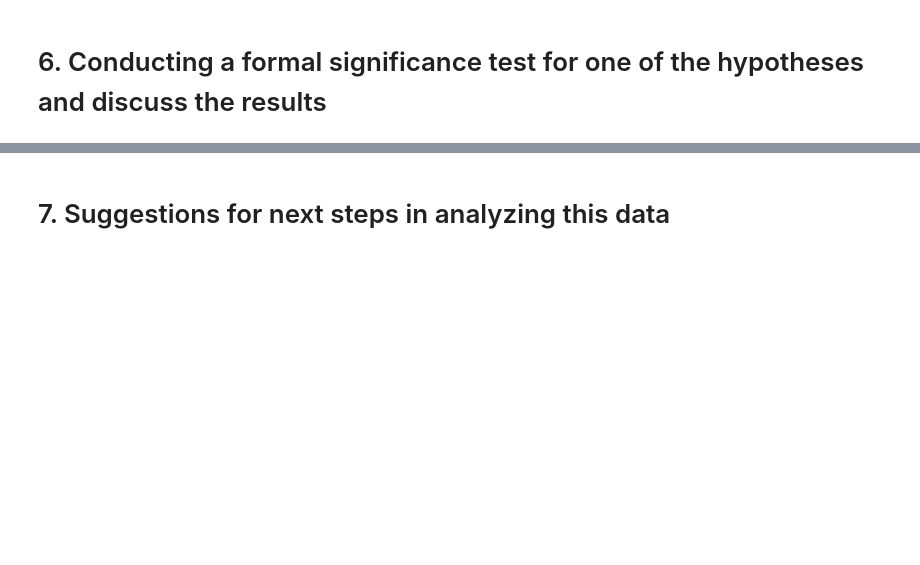
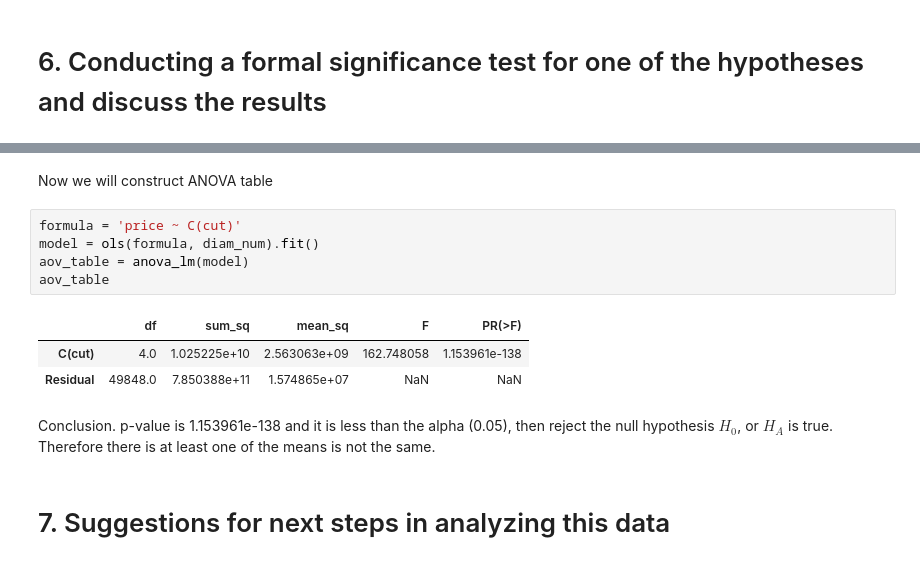
Before and after one commit to rininobaron/IBM_Machine_Learning_Professional_Certificate, a Jupyter notebook: COURSE_1_Exploratory_Data_Analysis_for_Machine_Learning/Week5/final-project-eda-ibm-course.ipynb, the cells around one changed output, grey strips where cells are left out. Cells and saved outputs as stored; diff of their text form; blank space fills up the shorter version.

```diff
--- a/COURSE_1_Exploratory_Data_Analysis_for_Machine_Learning/Week5/final-project-eda-ibm-course.ipynb
+++ b/COURSE_1_Exploratory_Data_Analysis_for_Machine_Learning/Week5/final-project-eda-ibm-course.ipynb
@@ -305,3 +340,16 @@ At least one of the means for women's BMI is not the same.
+# %% [markdown]
+Now we will construct ANOVA table
+# %%
+formula = 'price ~ C(cut)'
+model = ols(formula, diam_num).fit()
+aov_table = anova_lm(model)
+aov_table
+# %% [output]
+|  | df | sum_sq | mean_sq | F | PR(>F) |
+| C(cut) | 4.0 | 1.025225e+10 | 2.563063e+09 | 162.748058 | 1.153961e-138 |
+| Residual | 49848.0 | 7.850388e+11 | 1.574865e+07 | NaN | NaN |
+# %% [markdown]
+Conclusion. p-value is 1.153961e-138 and it is less than the alpha (0.05), then reject the null hypothesis $ H_{0} $, or $ H_{A} $ is true. Therefore there is at least one of the means is not the same.
 # %% [markdown]
 # 7. Suggestions for next steps in analyzing this data
 # %% [markdown]
```
Also changed, not shown: parts of 10 cells of this notebook.
